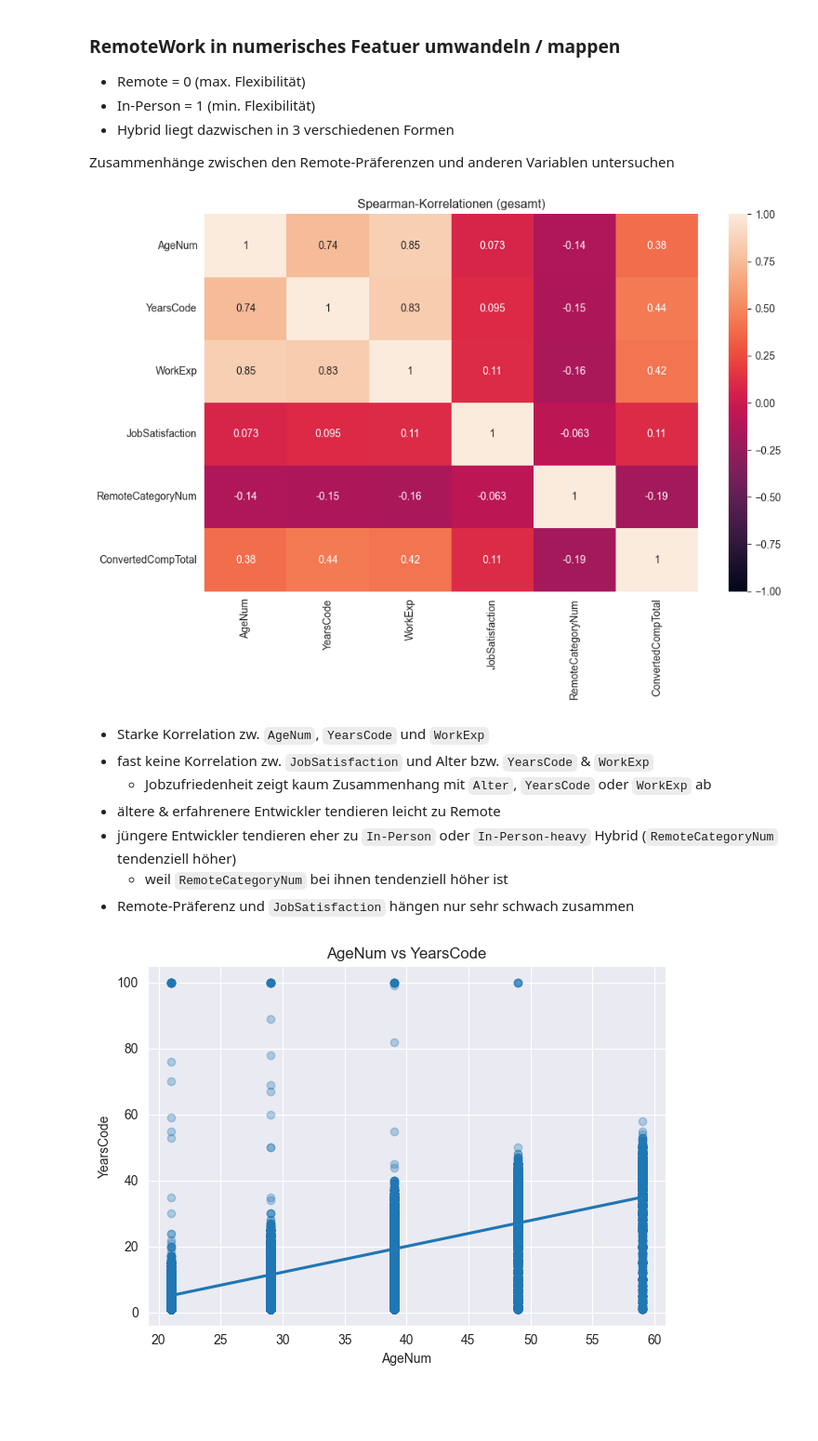
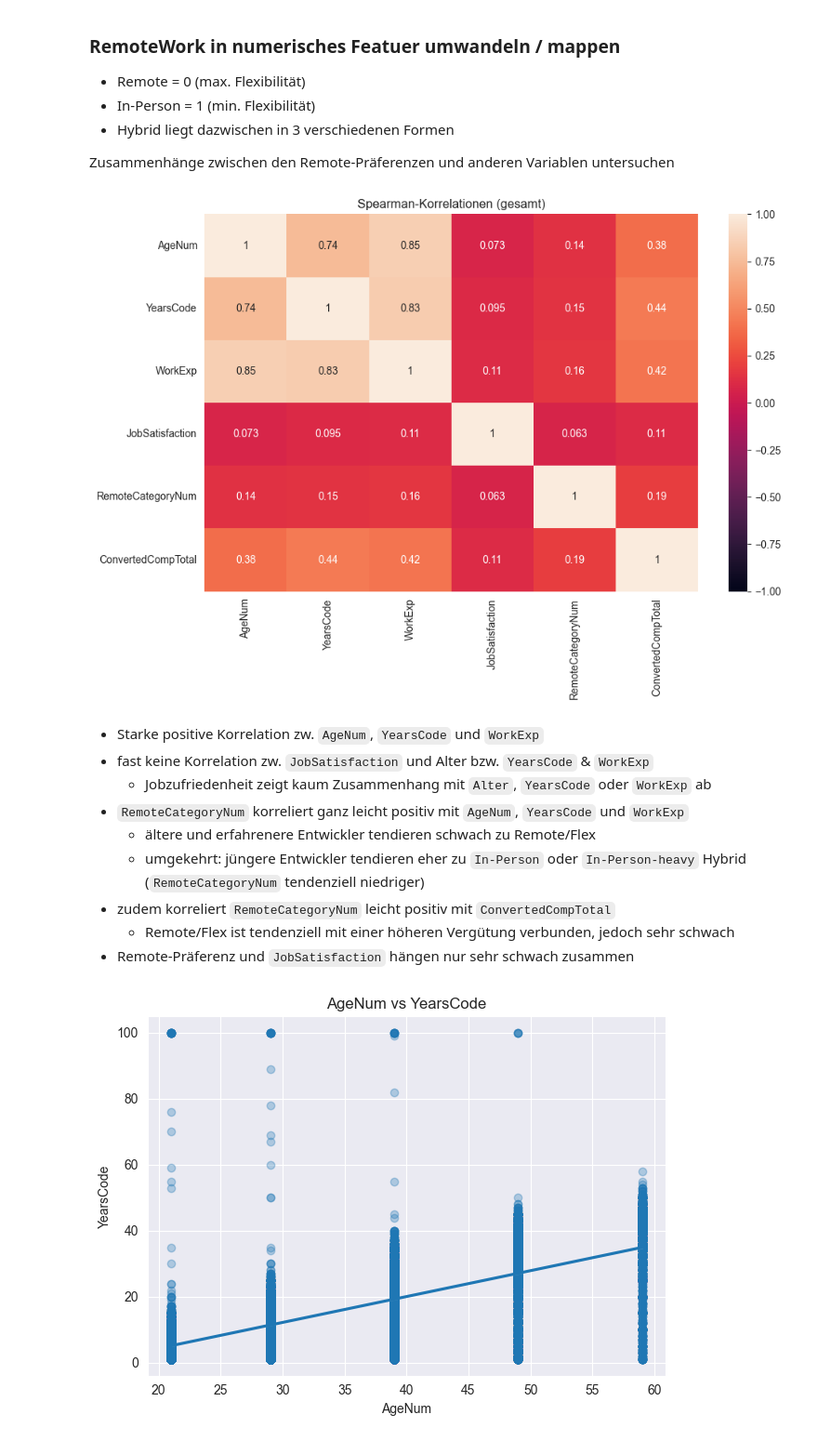
Before and after one commit to Moritz148/data-analytics-project, a Jupyter notebook: Abgaben/4_Feature Engineering_Time Series.ipynb, the cells around one changed output. Shown at 93% size. Drawn from its saved outputs; the diff is of its cells as text; code cells hidden in the pictures; blank space fills up the shorter version.

```diff
--- a/Abgaben/4_Feature Engineering_Time Series.ipynb
+++ b/Abgaben/4_Feature Engineering_Time Series.ipynb
@@ -66,8 +55,6 @@ c = CurrencyConverter()
 
 # Currency Spalte alles nach den ersten 3 Buchstaben abschneiden
 df['Currency'] = df['Currency'].str[:3]
-
-df = df[df['Currency'] != 'HRK']
 
 # Spalte CompTotal in USD umwandeln und in Spalte convertedCompTotal speichern
 
@@ -109,30 +95,32 @@ Name: ConvertedCompTotal, dtype: float64
 Zusammenhänge zwischen den Remote-Präferenzen und anderen Variablen untersuchen
 # %%
 remote_map = {
-    "Remote": 0,
-    "In-person": 1,
-    "Hybrid (some remote, leans heavy to in-person)": 0.75,
-    "Hybrid (some in-person, leans heavy to flexibility)": 0.25,
+    "Remote": 1,
+    "In-person": 0,
+    "Hybrid (some remote, leans heavy to in-person)": 0.25,
+    "Hybrid (some in-person, leans heavy to flexibility)": 0.75,
     "Your choice (very flexible, you can come in when you want or just as needed)": 0.5
 }
 df["RemoteCategoryNum"] = df["RemoteWork"].map(remote_map)
 
 cols = ["AgeNum", "YearsCode", "WorkExp", "JobSatisfaction", "RemoteCategoryNum", "ConvertedCompTotal"]
 df_corr = df[cols].dropna(how="all")  # safety
 plt.figure(figsize=(10, 7))
 sns.heatmap(df_corr.corr(method="spearman"), annot=True, vmin=-1, vmax=1)
 plt.title("Spearman-Korrelationen (gesamt)")
 plt.tight_layout()
 plt.show()
 # %% [output]
-[figure, old version]
+[figure, new version]
 # %% [markdown]
-- Starke Korrelation zw. `AgeNum`, `YearsCode` und `WorkExp`
+- Starke positive Korrelation zw. `AgeNum`, `YearsCode` und `WorkExp`
 - fast keine Korrelation zw. `JobSatisfaction` und Alter bzw. `YearsCode` & `WorkExp`
     - Jobzufriedenheit zeigt kaum Zusammenhang mit `Alter`, `YearsCode` oder `WorkExp` ab
-- ältere & erfahrenere Entwickler tendieren leicht zu Remote
-- jüngere Entwickler tendieren eher zu `In-Person` oder `In-Person-heavy` Hybrid (`RemoteCategoryNum` tendenziell höher)
-    - weil `RemoteCategoryNum` bei ihnen tendenziell höher ist
+- `RemoteCategoryNum` korreliert ganz leicht positiv mit `AgeNum`, `YearsCode` und `WorkExp`
+    - ältere und erfahrenere Entwickler tendieren schwach zu Remote/Flex
+    - umgekehrt: jüngere Entwickler tendieren eher zu `In-Person` oder `In-Person-heavy` Hybrid (`RemoteCategoryNum` tendenziell niedriger)
+- zudem korreliert `RemoteCategoryNum` leicht positiv mit `ConvertedCompTotal`
+    - Remote/Flex ist tendenziell mit einer höheren Vergütung verbunden, jedoch sehr schwach
 - Remote-Präferenz und `JobSatisfaction` hängen nur sehr schwach zusammen
 # %%
 tmp = df[["AgeNum", "YearsCode"]].dropna()
```
Also changed, not shown: parts of 12 cells of this notebook.
